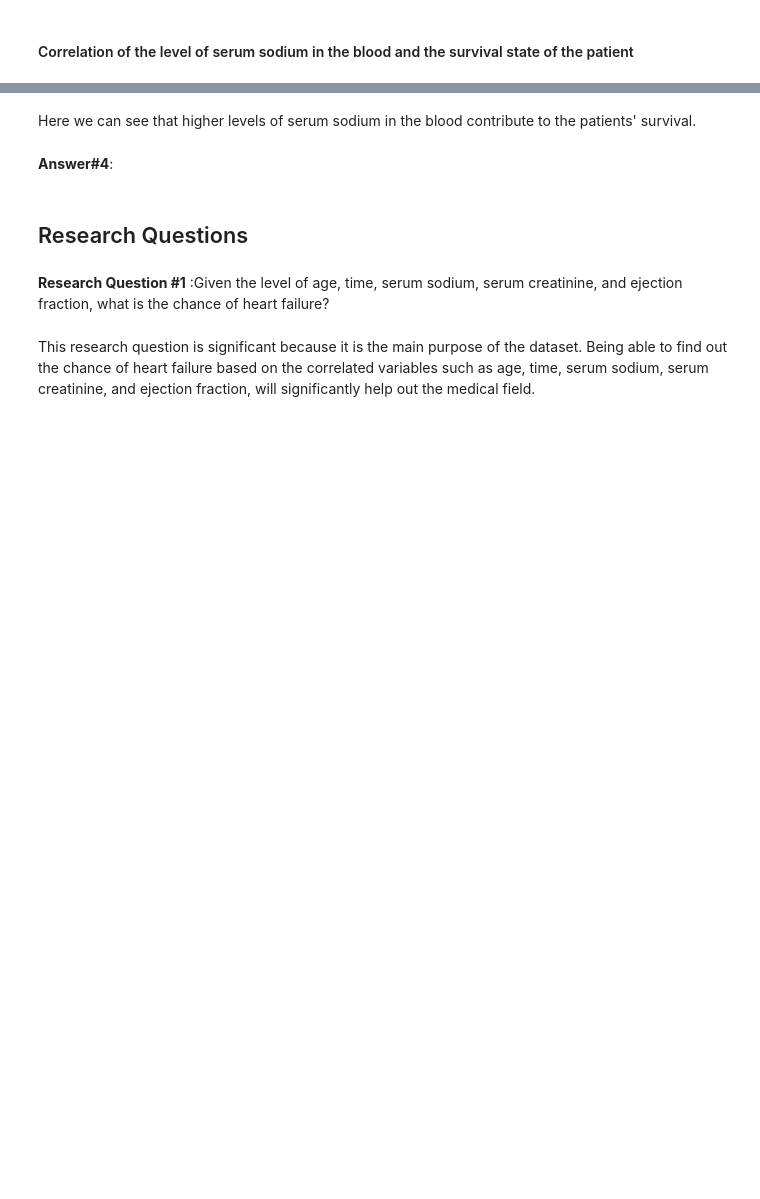
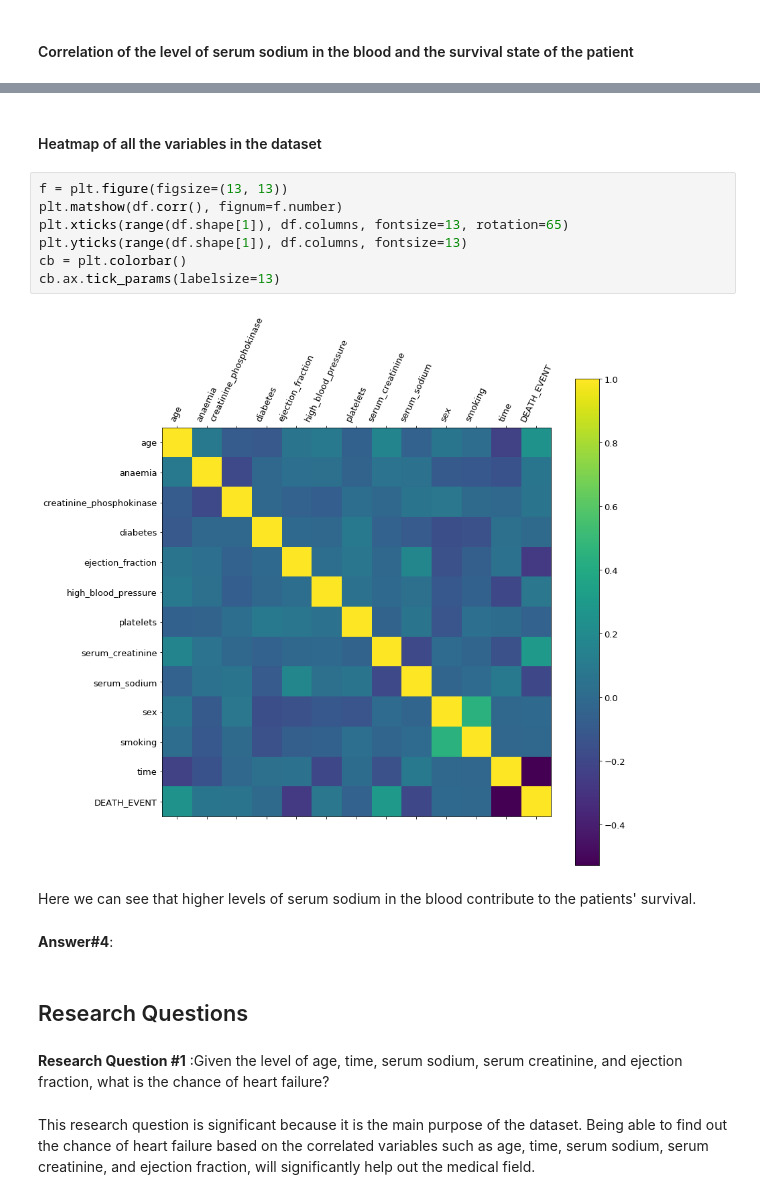
Before and after one commit to CaiMarkJayson/WISH.CSMODELMP, a Jupyter notebook: MODELLL.ipynb, the cells around one changed output, grey strips where cells are left out. Drawn from its saved outputs; the diff is of its cells as text; blank space fills up the shorter version.

```diff
--- a/MODELLL.ipynb
+++ b/MODELLL.ipynb
@@ -241,3 +327,14 @@ plt.show()
+# %% [markdown]
+#### Heatmap of all the variables in the dataset
+# %%
+f = plt.figure(figsize=(13, 13))
+plt.matshow(df.corr(), fignum=f.number)
+plt.xticks(range(df.shape[1]), df.columns, fontsize=13, rotation=65)
+plt.yticks(range(df.shape[1]), df.columns, fontsize=13)
+cb = plt.colorbar()
+cb.ax.tick_params(labelsize=13)
+# %% [output]
+[figure, added]
 # %% [markdown]
 Here we can see that higher levels of serum sodium in the blood contribute to the patients' survival.
 # %% [markdown]
```
Also changed, not shown: parts of 32 cells of this notebook.
